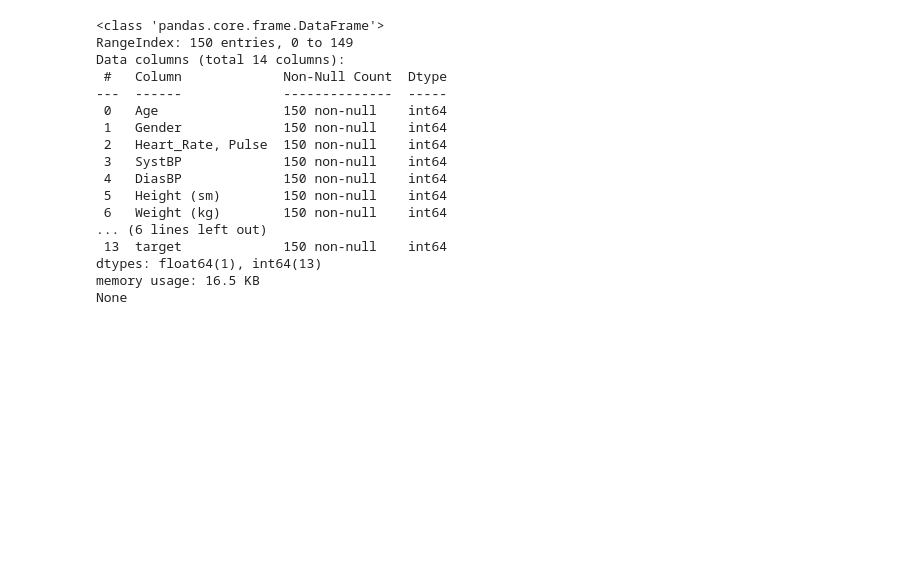
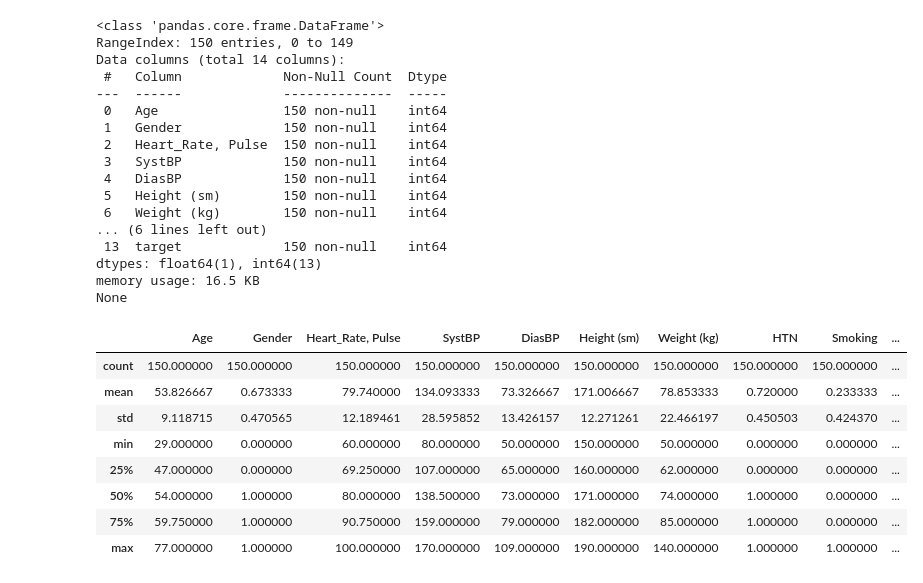
Before and after one commit to Bobomurot/najot_ta-lim_darslarim, a Jupyter notebook: 1-dars_Chizqli_linear_regression/mashq/mashq_uchun.ipynb, the cells around one changed output. Cells and saved outputs as stored; diff of their text form; code cells hidden in the pictures; blank space fills up the shorter version.

```diff
--- a/1-dars_Chizqli_linear_regression/mashq/mashq_uchun.ipynb
+++ b/1-dars_Chizqli_linear_regression/mashq/mashq_uchun.ipynb
@@ -28,3 +28,16 @@ Data columns (total 14 columns):
 dtypes: float64(1), int64(13)
 memory usage: 16.5 KB
 None
+# %%
+data.head(14)
+data.describe()
+# %% [output]
+|  | Age | Gender | Heart_Rate, Pulse | SystBP | DiasBP | Height (sm) | Weight (kg) | HTN | Smoking | ... |
+| count | 150.000000 | 150.000000 | 150.000000 | 150.000000 | 150.000000 | 150.000000 | 150.000000 | 150.000000 | 150.000000 | ... |
+| mean | 53.826667 | 0.673333 | 79.740000 | 134.093333 | 73.326667 | 171.006667 | 78.853333 | 0.720000 | 0.233333 | ... |
+| std | 9.118715 | 0.470565 | 12.189461 | 28.595852 | 13.426157 | 12.271261 | 22.466197 | 0.450503 | 0.424370 | ... |
+| min | 29.000000 | 0.000000 | 60.000000 | 80.000000 | 50.000000 | 150.000000 | 50.000000 | 0.000000 | 0.000000 | ... |
+| 25% | 47.000000 | 0.000000 | 69.250000 | 107.000000 | 65.000000 | 160.000000 | 62.000000 | 0.000000 | 0.000000 | ... |
+| 50% | 54.000000 | 1.000000 | 80.000000 | 138.500000 | 73.000000 | 171.000000 | 74.000000 | 1.000000 | 0.000000 | ... |
+| 75% | 59.750000 | 1.000000 | 90.750000 | 159.000000 | 79.000000 | 182.000000 | 85.000000 | 1.000000 | 0.000000 | ... |
+| max | 77.000000 | 1.000000 | 100.000000 | 170.000000 | 109.000000 | 190.000000 | 140.000000 | 1.000000 | 1.000000 | ... |
```
Also changed, not shown: parts of 5 cells of this notebook.
